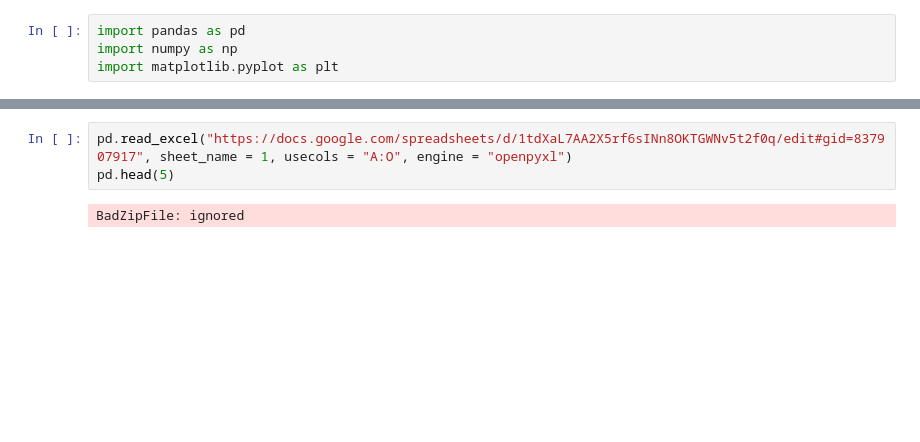
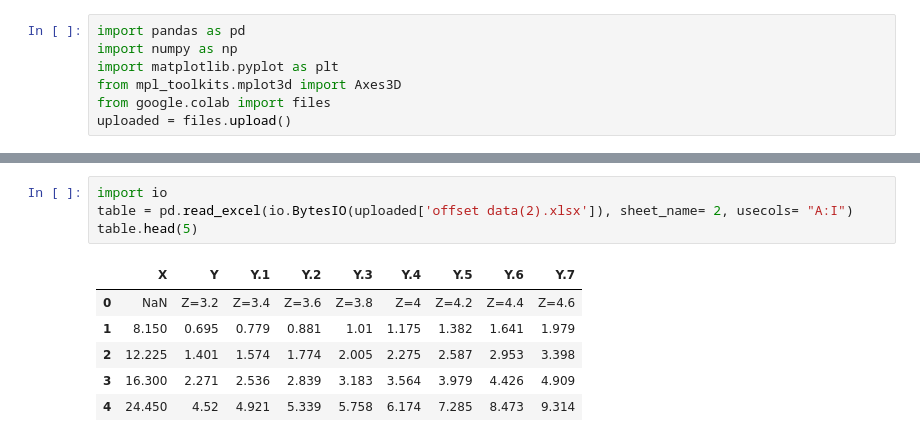
Before and after one commit to ESR-140/OE1012-Offset-Table-Assignment, a Jupyter notebook: Offset_Table.ipynb, the cells around one changed output, grey strips where cells are left out. Cells and saved outputs as stored; diff of their text form; blank space fills up the shorter version.

```diff
--- a/Offset_Table.ipynb
+++ b/Offset_Table.ipynb
@@ -4,3 +4,6 @@
 import pandas as pd
 import numpy as np
 import matplotlib.pyplot as plt
+from mpl_toolkits.mplot3d import Axes3D
+from google.colab import files
+uploaded = files.upload()
@@ -7,5 +13,11 @@ import matplotlib.pyplot as plt
-# %%
-pd.read_excel("https://docs.google.com/spreadsheets/d/1tdXaL7AA2X5rf6sINn8OKTGWNv5t2f0q/edit#gid=837907917", sheet_name = 1, usecols = "A:O", engine = "openpyxl")
-pd.head(5)
-# %% [output]
-BadZipFile: ignored
+# %%
+import io
+table = pd.read_excel(io.BytesIO(uploaded['offset data(2).xlsx']), sheet_name= 2, usecols= "A:I")
+table.head(5)
+# %% [output]
+|  | X | Y | Y.1 | Y.2 | Y.3 | Y.4 | Y.5 | Y.6 | Y.7 |
+| 0 | NaN | Z=3.2 | Z=3.4 | Z=3.6 | Z=3.8 | Z=4 | Z=4.2 | Z=4.4 | Z=4.6 |
+| 1 | 8.150 | 0.695 | 0.779 | 0.881 | 1.01 | 1.175 | 1.382 | 1.641 | 1.979 |
+| 2 | 12.225 | 1.401 | 1.574 | 1.774 | 2.005 | 2.275 | 2.587 | 2.953 | 3.398 |
+| 3 | 16.300 | 2.271 | 2.536 | 2.839 | 3.183 | 3.564 | 3.979 | 4.426 | 4.909 |
+| 4 | 24.450 | 4.52 | 4.921 | 5.339 | 5.758 | 6.174 | 7.285 | 8.473 | 9.314 |
```
Also changed, not shown: parts of 2 cells of this notebook.
